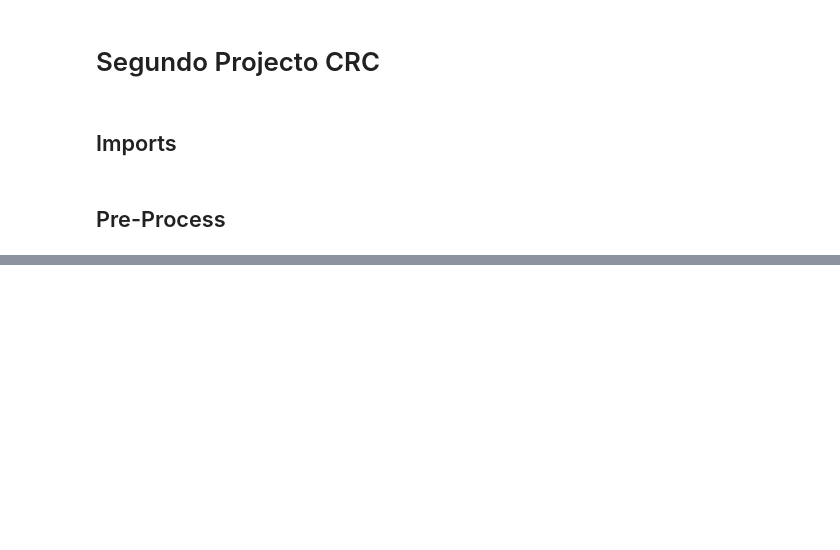
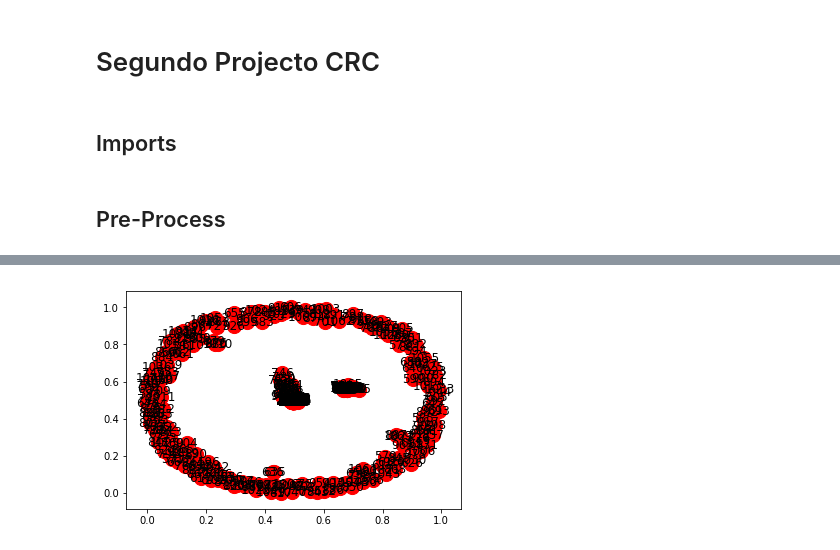
Before and after one commit to Pedrolindeza/schizoconnect, a Jupyter notebook: crc_2.ipynb, the cells around one changed output, grey strips where cells are left out. Saved outputs shown, nothing was run; the diff lists cells and outputs as text; code cells hidden in the pictures; blank space fills up the shorter version.

```diff
--- a/crc_2.ipynb
+++ b/crc_2.ipynb
@@ -114,0 +124,37 @@ See the caveats in the documentation: http://pandas.pydata.org/pandas-docs/stabl
+# %%
+def build_adjacency_matrix(data_frame, distance_metric, threshold=2):
+
+    distances = distance_metric(data_frame)
+    size = len(distances)
+    size_temp = 0
+    temp_value = 0
+    adj_matrix = np.zeros(shape=(size, size))
+
+    for row in range(size):
+        size_temp = len(distances[row])
+        for value in range(size_temp):
+            temp_value = distances[row][value]
+            if temp_value > 0 and temp_value  <= threshold:
+                adj_matrix[row][value] = 1
+            else:
+                continue
+    return np.matrix(adj_matrix)
+# %%
+def create_attributes(disorder, subjectID):
+    dis = {}
+    s_id={}
+    size = len(disorder)
+
+    for i in range(size):
+        s_id[i] = subjectID[i]
+        dis[i] = disorder[i]
+    return s_id, dis
+# %%
+matrix = build_adjacency_matrix(medic_mean_drop_new, euclidean_distances, 1)
+
+G = nx.from_numpy_matrix(matrix)
+
+s_ids, disorders = create_attributes(y,ids)
+
+nx.set_node_attributes(G, 'subjectID', s_ids)
+nx.set_node_attributes(G, 'disorder', disorders)
@@ -114,0 +165,6 @@ See the caveats in the documentation: http://pandas.pydata.org/pandas-docs/stabl
+# %%
+nx.draw_networkx(G,  with_labels=True, node_size = 200)
+plt.savefig("simple_path.png") # save as png
+plt.show() # display
+# %% [output]
+[figure, added]
```
Also changed, not shown: parts of 7 cells of this notebook.
